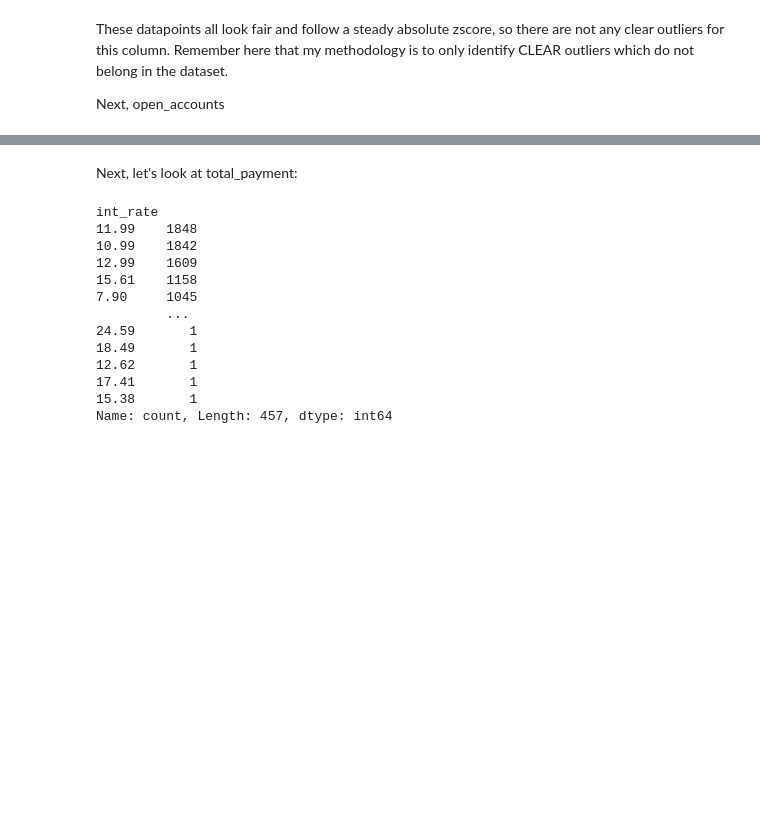
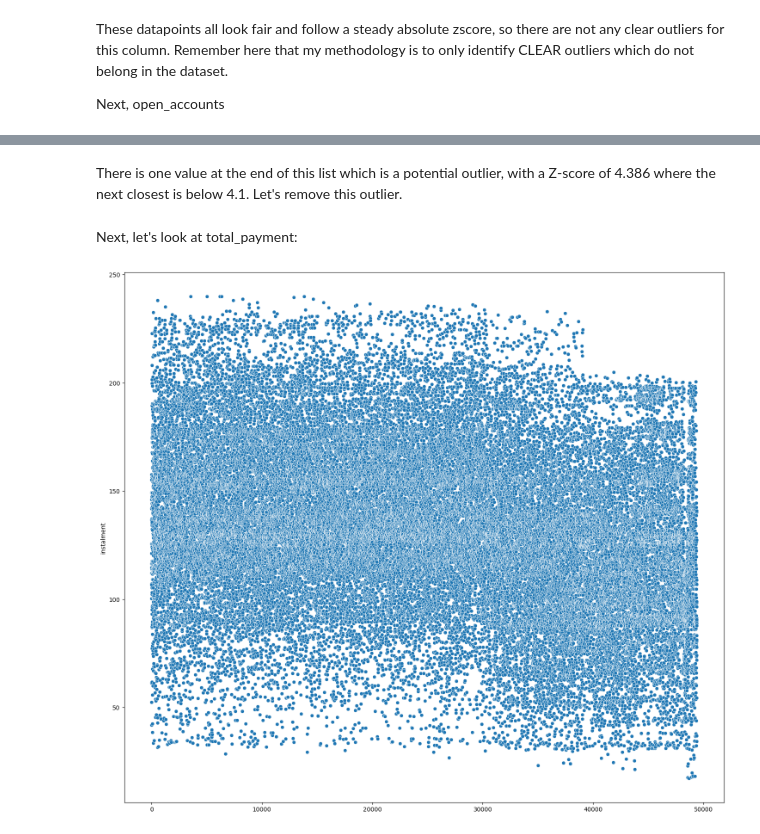
Before and after one commit to NicholasSynesi/exploratory-data-analysis---customer-loans-in-finance850, a Jupyter notebook: remove_outliers.ipynb, the cells around one changed output, grey strips where cells are left out. Cells and saved outputs as stored; diff of their text form; code cells hidden in the pictures; blank space fills up the shorter version.

Commit message:
Checked for errors in each of the files

```diff
--- a/remove_outliers.ipynb
+++ b/remove_outliers.ipynb
@@ -104,0 +91,2 @@ pyplot.show()
+# %% [markdown]
+There is one value at the end of this list which is a potential outlier, with a Z-score of 4.386 where the next closest is below 4.1. Let's remove this outlier.
@@ -105,24 +97,9 @@ pyplot.show()
 # %% [markdown]
 Next, let's look at total_payment:
-# %%
-graph.check_outliers('int_rate', 'zscore')
-#df['int_rate'].value_counts()
-
-#TODO real victims are total_rec_late_fee
-# %% [output]
-int_rate
-11.99    1848
-10.99    1842
-12.99    1609
-15.61    1158
-7.90     1045
-         ...
-24.59       1
-18.49       1
-12.62       1
-17.41       1
-15.38       1
-Name: count, Length: 457, dtype: int64
+# %%
+graph.check_outliers('instalment', 'scatter')
+# %% [output]
+[figure, added]
 # %%
 from data_info import DataFrameInfo
 
```
Also changed, not shown: parts of 12 cells of this notebook, 11 other files.
